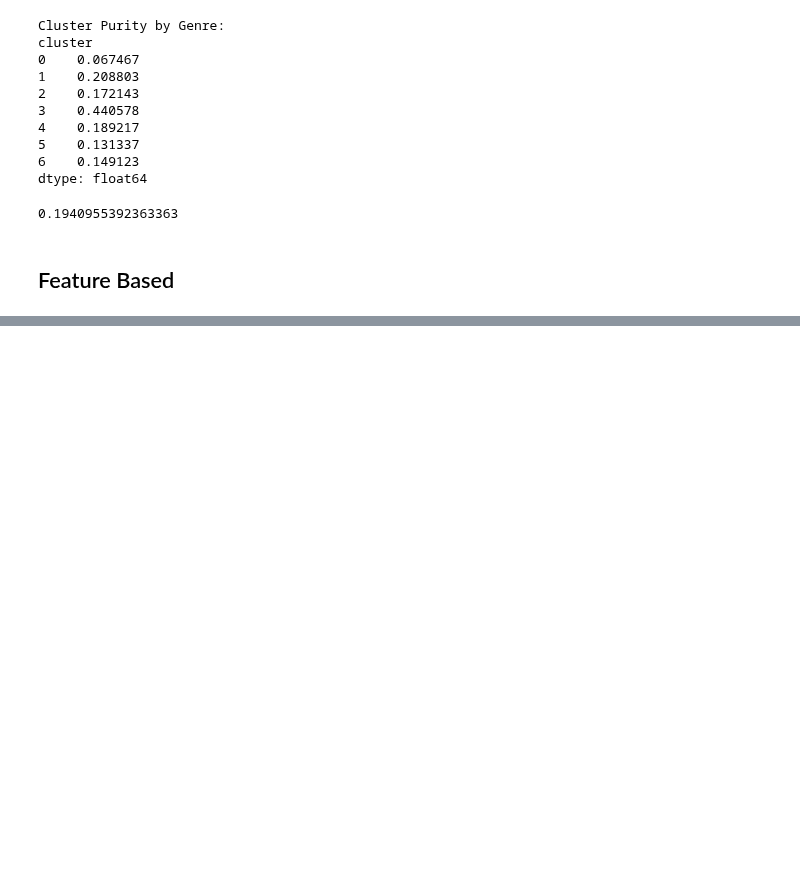
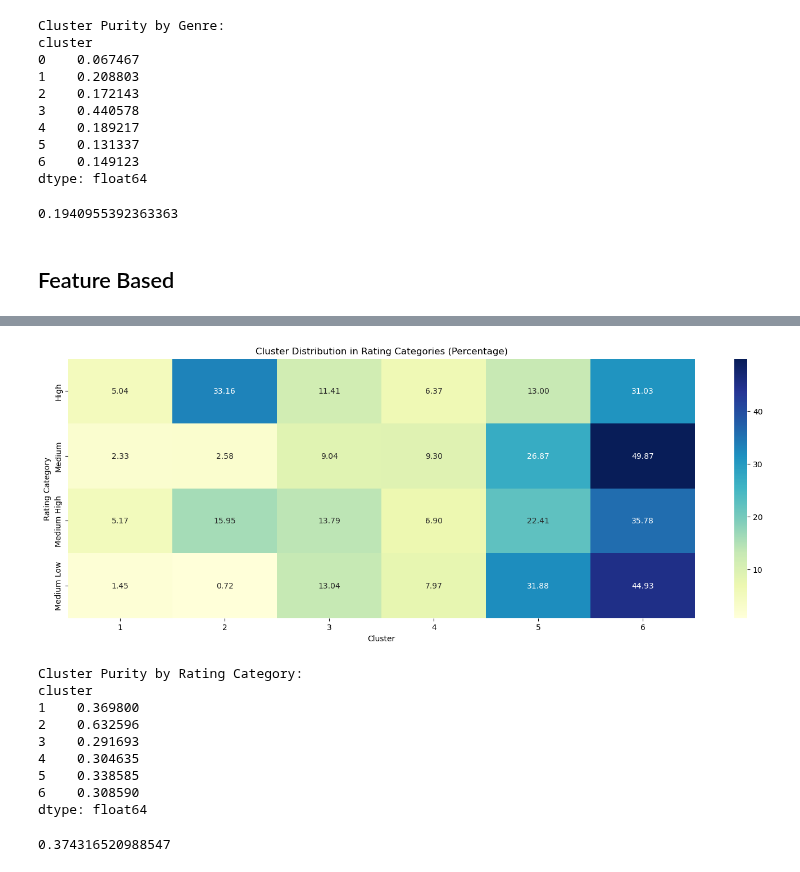
Before and after one commit to luigiascio/Data-Mining-2, a Jupyter notebook: time_series/TS_clustering.ipynb, the cells around one changed output, grey strips where cells are left out. Drawn from its saved outputs; the diff is of its cells as text; code cells hidden in the pictures; blank space fills up the shorter version.

```diff
--- a/time_series/TS_clustering.ipynb
+++ b/time_series/TS_clustering.ipynb
@@ -402,0 +506,4 @@ clusterer = DBSCAN(eps=0.5, min_samples=5)
+# %%
+ts_g = ts
+ts_g["cluster"] = clusters_g
+ts_g
@@ -402,0 +524,39 @@ clusterer = DBSCAN(eps=0.5, min_samples=5)
+# %%
+import pandas as pd
+import matplotlib.pyplot as plt
+import seaborn as sns
+
+# Calcola la distribuzione delle categorie di rating per cluster
+rating_distribution = ts_g.groupby(['rating_category', 'cluster']).size().unstack(fill_value=0)
+
+# Converte i conteggi in percentuali rispetto al totale per ciascuna categoria di rating
+rating_distribution_percentage = rating_distribution.div(rating_distribution.sum(axis=1), axis=0) * 100
+
+# Crea la heatmap
+plt.figure(figsize=(18, 6))
+sns.heatmap(rating_distribution_percentage, annot=True, fmt='.2f', cmap='YlGnBu')
+plt.title('Cluster Distribution in Rating Categories (Percentage)')
+plt.xlabel('Cluster')
+plt.ylabel('Rating Category')
+plt.show()
+
+# Calculate cluster purity for rating category
+rating_purity = rating_distribution_percentage.max(axis=0) / rating_distribution_percentage.sum(axis=0)
+
+print("\nCluster Purity by Rating Category:")
+print(rating_purity)
+# %% [output]
+[figure, added]
+Cluster Purity by Rating Category:
+cluster
+1    0.369800
+2    0.632596
+3    0.291693
+4    0.304635
+5    0.338585
+6    0.308590
+dtype: float64
+# %%
+rating_purity.mean()
+# %% [output]
+0.374316520988547
```
Also changed, not shown: parts of 42 cells of this notebook, 1 other file.
